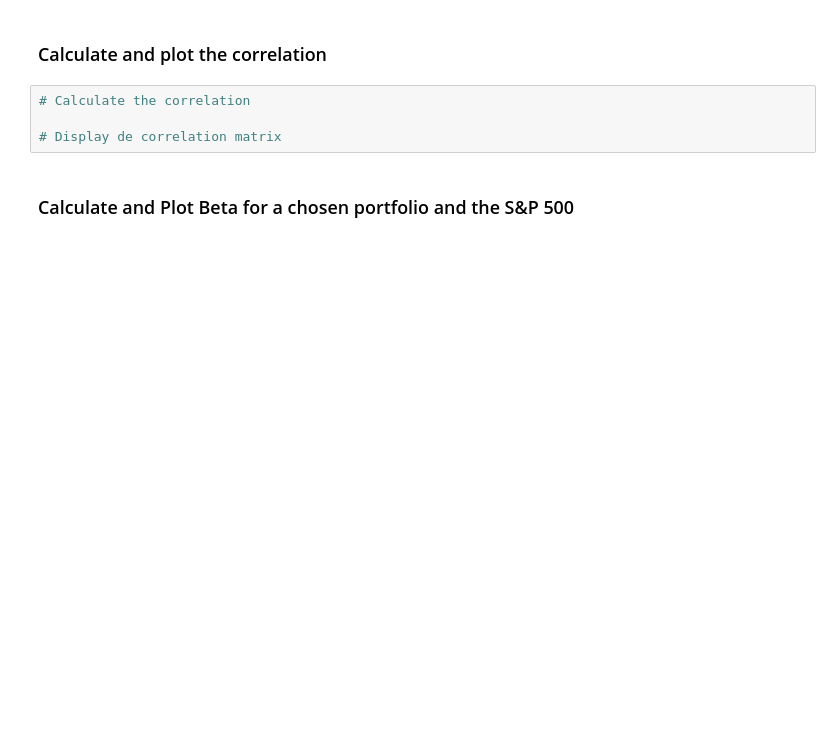
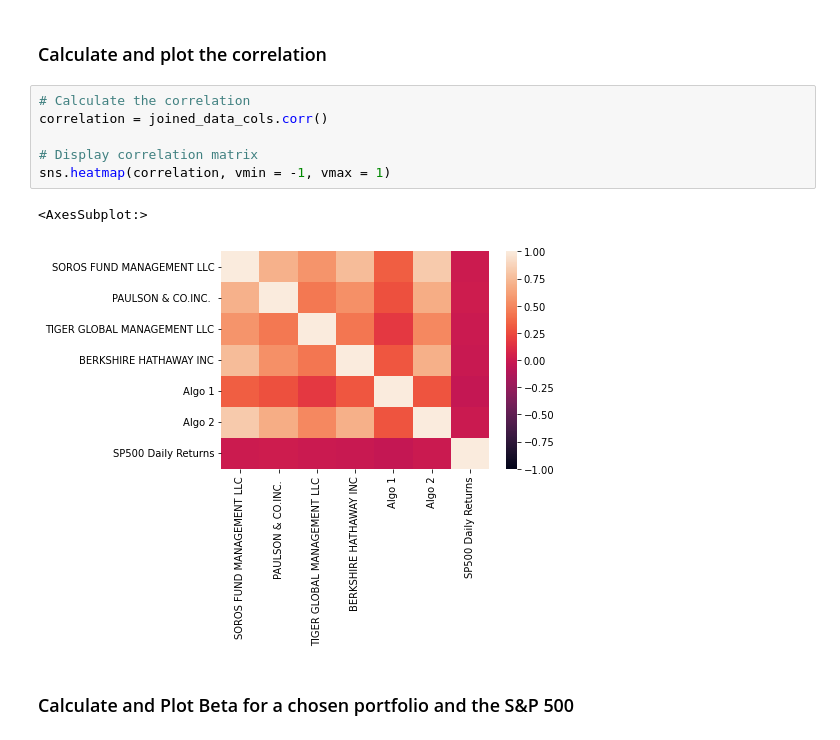
Before and after one commit to Mun-Min/Pandas_Portfolio_Analysis, a Jupyter notebook: main.ipynb, the cells around one changed output. Cells and saved outputs as stored; diff of their text form; blank space fills up the shorter version.

```diff
--- a/main.ipynb
+++ b/main.ipynb
@@ -282,8 +300,13 @@ Risk changes over time. Analyze the rolling statistics for Risk and Beta.
 ### Calculate and plot the correlation
 # %%
 # Calculate the correlation
+correlation = joined_data_cols.corr()
 
-# Display de correlation matrix
+# Display correlation matrix
+sns.heatmap(correlation, vmin = -1, vmax = 1)
+# %% [output]
+<AxesSubplot:>
+[figure, added]
 # %% [markdown]
 ### Calculate and Plot Beta for a chosen portfolio and the S&P 500
 # %%
```
Also changed, not shown: parts of 18 cells of this notebook.
